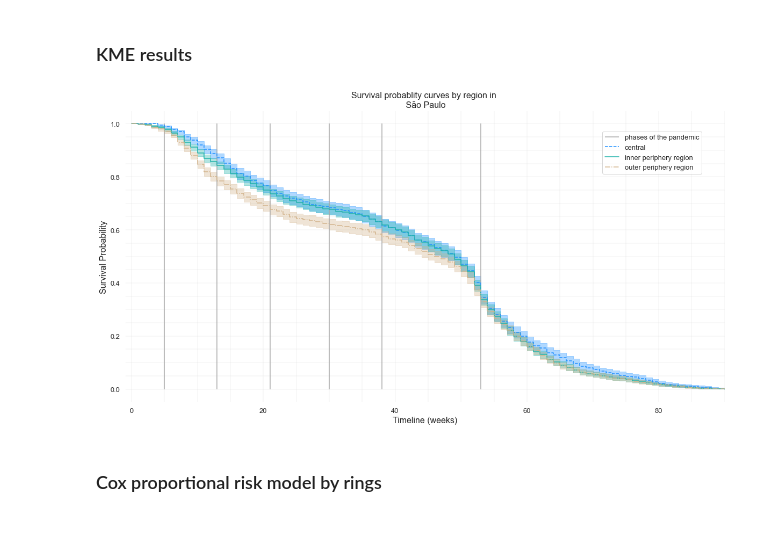
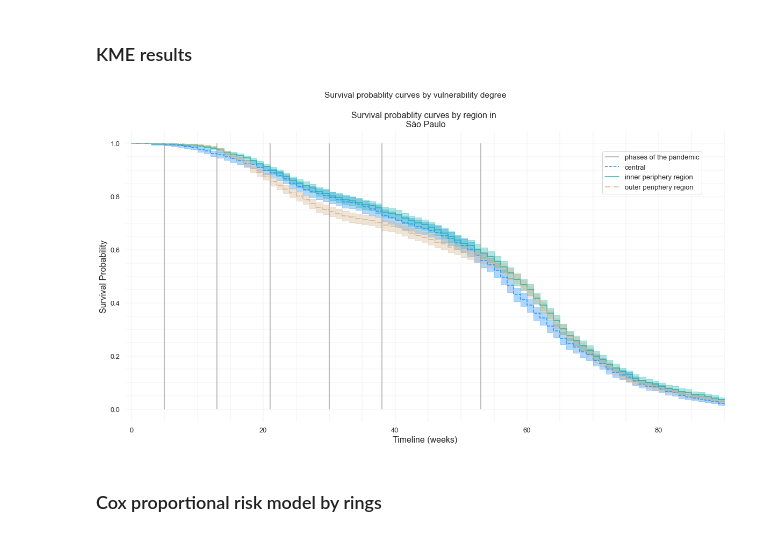
Before and after one commit to alexandrepereiraarq/urb_exposure_nexus, a Jupyter notebook: CVGI MStress_COVID_SP.v7.ipynb, the cells around one changed output. Cells and saved outputs as stored; diff of their text form; code cells hidden in the pictures.

```diff
--- a/CVGI MStress_COVID_SP.v7.ipynb
+++ b/CVGI MStress_COVID_SP.v7.ipynb
@@ -767,4 +802,0 @@ gdf_rmsp_dist_cases
-# %%
-gdf_rmsp_dist_cases.drop(axis=1, columns=['CD_MUN','NM_MUN','CD_SETOR'], inplace=True)
-gdf_rmsp_dist_cases.dropna(axis=0,subset=['epi_week','covid'],how="all",inplace=True)
-gdf_rmsp_dist_cases
@@ -785,6 +803,6 @@ gdf_rmsp_dist_cases
 # %%
 gdf_rmsp_dist_cases['epi_week_date'] = ".0"
-gdf_rmsp_dist_cases['epi_week_date'] = gdf_rmsp_dist_cases.epi_week.astype("str").str.pad(7, side='right', fillchar='0') + gdf_rmsp_dist_cases.epi_week_date
+gdf_rmsp_dist_cases['epi_week_date'] = gdf_rmsp_dist_cases.end_epi_week.astype("str").str.pad(7, side='right', fillchar='0') + gdf_rmsp_dist_cases.epi_week_date
 gdf_rmsp_dist_cases['epi_week_date'] = pd.to_datetime(gdf_rmsp_dist_cases['epi_week_date'],format='%Y.%W.%w')
 gdf_rmsp_dist_cases
 # %% [output]
@@ -934,7 +966,7 @@ central: 275311 inner: 226374 outer: 242683
 <h4>Adding SVI info</h4>
 # %%
 g_IVS_file = ('CVGI_LIM_SP_Sao Paulo IVS IDHM_UDH and census district_IPEA_2010_A.gpkg')
-file_path = Path('../../02 data/BR IPEA IVS 2000 and 2010/')
+file_path = Path('../../../02 data/BR IPEA IVS 2000 and 2010/')
 
 geo_url = file_path / g_IVS_file
 IVS_df = gpd.read_file(geo_url)
@@ -1089,7 +1117,7 @@ print(len(svi_metro_list))
 426
 # %%
 %%time
-svi_central_df = events_mc(gdf_rmsp_dist_cases,svi_cen_list)
+svi_central_df = events_mc(gdf_rmsp_dist_cases,svi_central_list)
 svi_inner_df = events_mc(gdf_rmsp_dist_cases,svi_inner_list)
 svi_outer_df = events_mc(gdf_rmsp_dist_cases,svi_outer_list)
 svi_metro_df = events_mc(gdf_rmsp_dist_cases,svi_metro_list)
@@ -1105,7 +1132,7 @@ df2 = svi_inner_df
 df3 = svi_outer_df
 df4 = svi_metro_df
 
-save_fig = True
+save_fig = False
 ci_alpha_value = 0.35
 lineStyles = ['--','-','-.',':']
 cmap = matplotlib.cm.get_cmap('viridis') # tab10
@@ -1122,9 +1149,8 @@ plt.rc('xtick', labelsize=ss)    # fontsize of the tick labels
 plt.rc('ytick', labelsize=ss)    # fontsize of the tick labels
 plt.rc('legend', fontsize=ss)    # legend fontsize
 
+fig,ax = plt.subplots(figsize=(20,10))#,gridspec_kw=dict(right=0.9)
 fig.suptitle('Survival probablity curves by vulnerability degree')
-fig,ax = plt.subplots(figsize=(20,10))#,gridspec_kw=dict(right=0.9)
-
 
 #for i in range(len(vlines_pos)):
 #    text((vlines_pos[i]-0.3),1.01,i+1,color='darkgrey')
@@ -1156,34 +1182,34 @@ kmf_ext2.fit(T2, E2, label=label2)    ## fit the cohort 1 data label=cities_list
 kmf_ext2.plot(ci_legend=True,ci_alpha=ci_alpha_value, color=color_list[1],ls=lineStyles[1]) #show_censors=True
 
 kmf_ext3 = KaplanMeierFitter()
 T3 = df3['week']     ## time to event
 E3 = df3['event']      ## event occurred or censored
 label3 = 'outer periphery region'
 
 kmf_ext3.fit(T3, E3, label=label3)    ## fit the cohort 1 data label=cities_list[i]
 kmf_ext3.plot(ci_legend=True,ci_alpha=ci_alpha_value, color=color_list[2],ls=lineStyles[2]) #show_censors=True
 
 '''kmf_ext4 = KaplanMeierFitter()
 
 T4 = df4['week']     ## time to event
 E4 = df4['event']      ## event occurred or censored
 label4 = 'metropolitan periphery region'
 
 kmf_ext4.fit(T4, E4, label=label4)    ## fit the cohort 1 data label=cities_list[i]
 kmf_ext4.plot(ci_legend=True,ci_alpha=ci_alpha_value, color=color_list[3],ls=lineStyles[3]) #show_censors=True'''
 
 plt.setp(ax.get_xticklabels(), rotation = 0)
 plt.legend(bbox_to_anchor=(0.79, 0.94), loc='upper left', facecolor='white') #
 ax.set(title = "Survival probablity curves by region in \n São Paulo", xlabel='Timeline (weeks)', ylabel='Survival Probability',xlim=[-1,90])
 
 if save_fig == True:
     file_name = 'CVGI_KME_SVI_districts_per_ring_D2.png'
     file_path = Path('./06 imgs/')
     url = file_path / file_name
     plt.savefig(url, dpi=300,bbox_inches='tight',pad_inches=0.05)
 plt.show()
 # %% [output]
-[figure, old version]
+[figure, new version]
 # %% [markdown]
 <h3>Cox proportional risk model by rings</h3>
 # %% [markdown]
```
Also changed, not shown: parts of 45 cells of this notebook.
